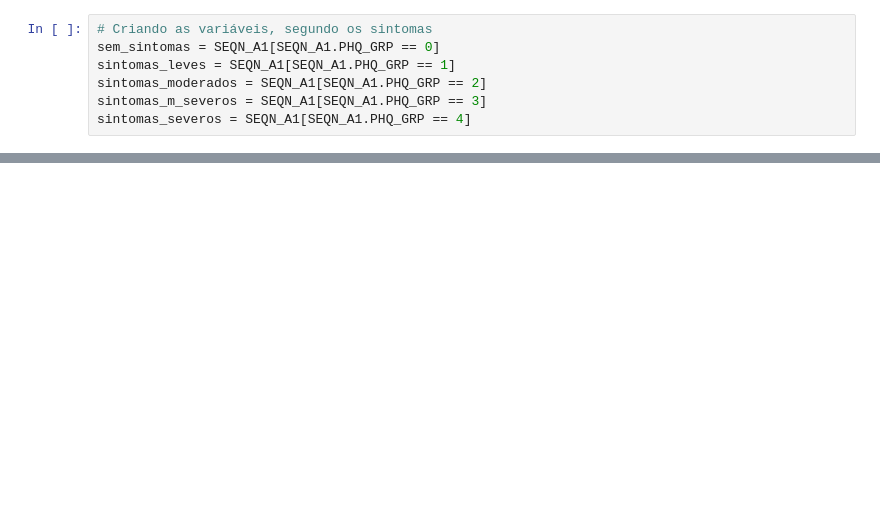
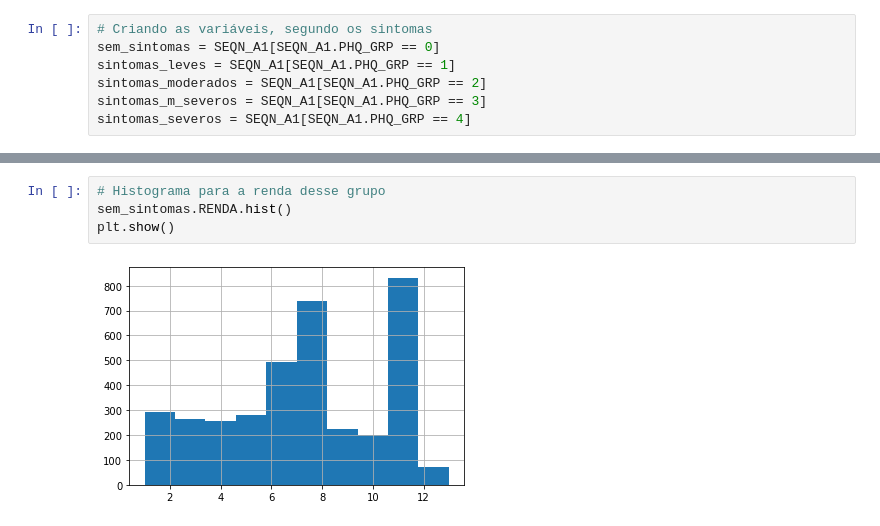
Before and after one commit to feelnin/desafio-inferencia-Tera, a Jupyter notebook: desafioinferencia.ipynb, the cells around one changed output, grey strips where cells are left out. Cells and saved outputs as stored; diff of their text form; blank space fills up the shorter version.

```diff
--- a/desafioinferencia.ipynb
+++ b/desafioinferencia.ipynb
@@ -499,0 +567,6 @@ SEQN_A1
+# %%
+# Histograma para a renda desse grupo
+sem_sintomas.RENDA.hist()
+plt.show()
+# %% [output]
+[figure, added]
```
Also changed, not shown: parts of 71 cells of this notebook.
